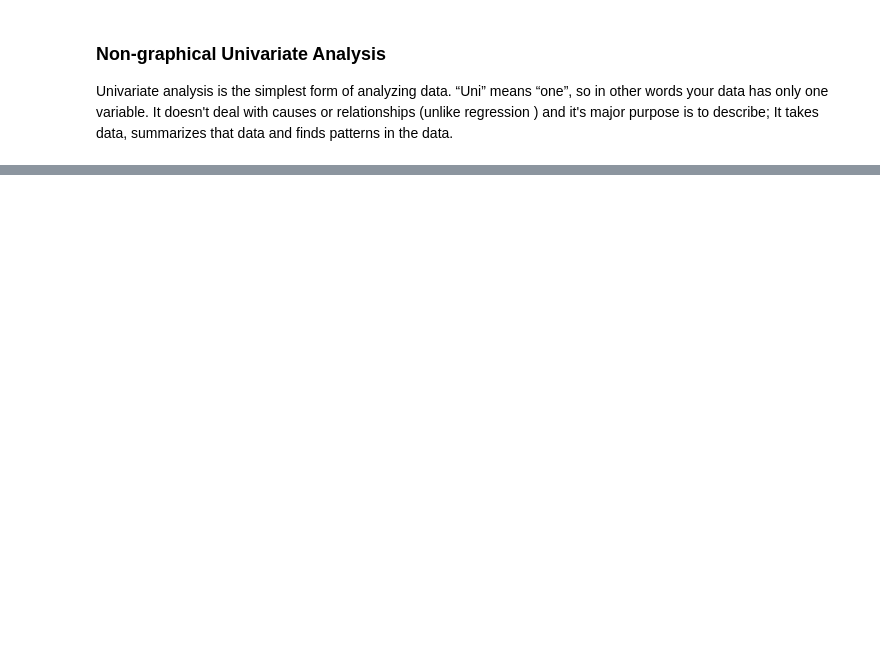
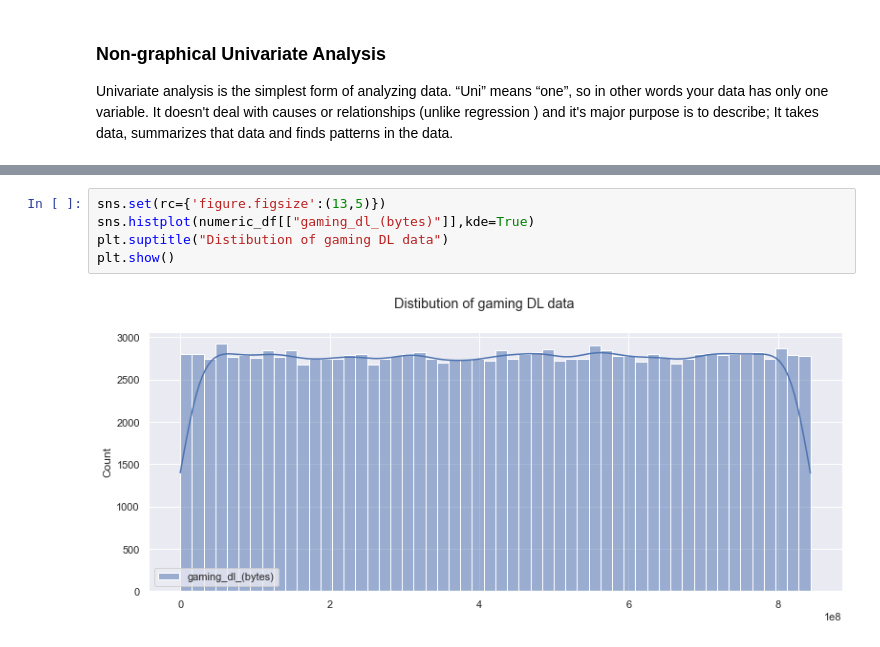
Before and after one commit to Nathnael12/Telecom_data_analysis, a Jupyter notebook: notebooks/data_exploration.ipynb, the cells around one changed output, grey strips where cells are left out. Drawn from its saved outputs; the diff is of its cells as text; blank space fills up the shorter version.

```diff
--- a/notebooks/data_exploration.ipynb
+++ b/notebooks/data_exploration.ipynb
@@ -458,0 +471,7 @@ quanititative_analysis.describe()
+# %%
+sns.set(rc={'figure.figsize':(13,5)})
+sns.histplot(numeric_df[["gaming_dl_(bytes)"]],kde=True)
+plt.suptitle("Distibution of gaming DL data")
+plt.show()
+# %% [output]
+[figure, added]
```
Also changed, not shown: parts of 8 cells of this notebook.
